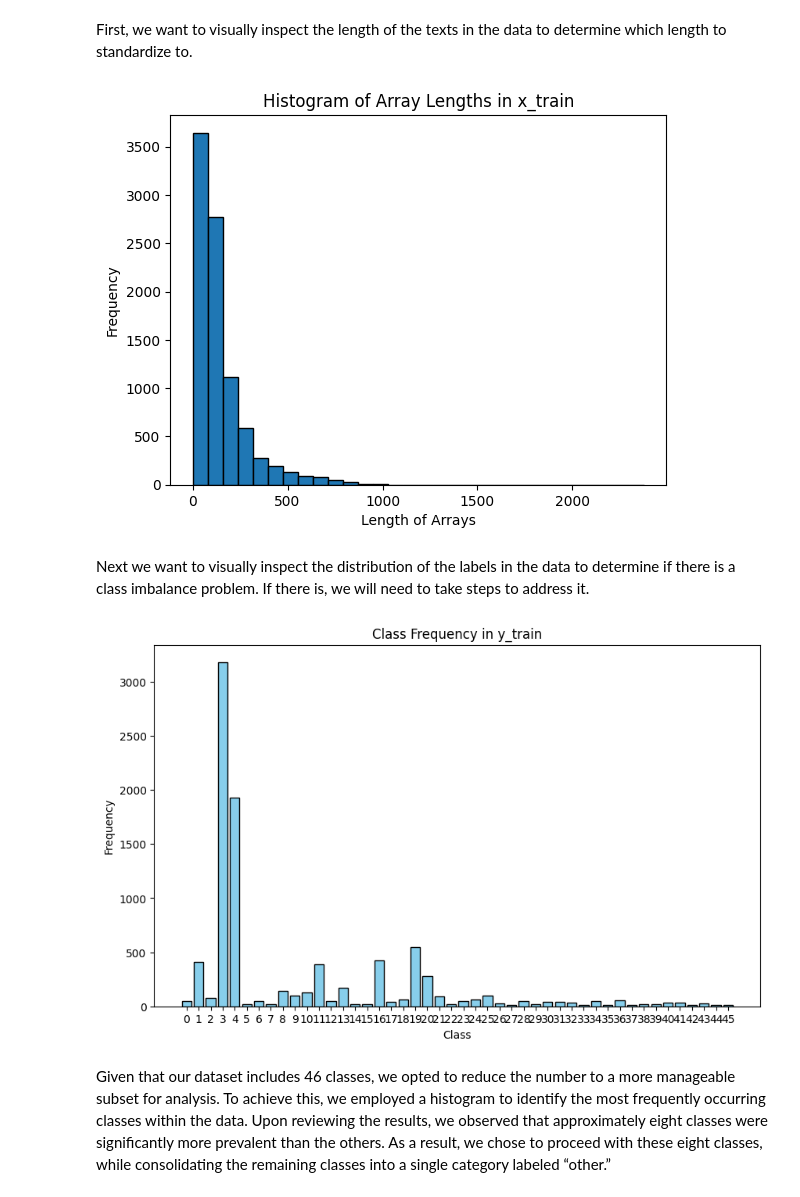
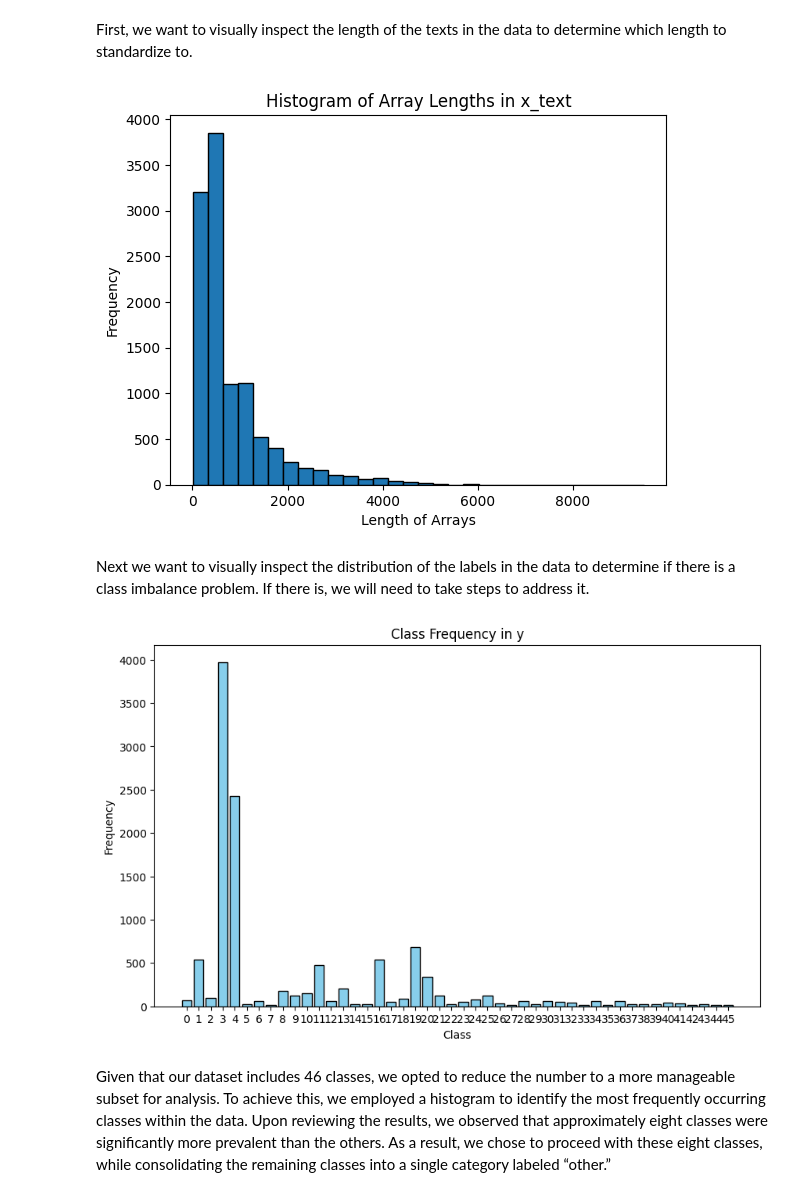
Before and after one commit to colew658/sequential_txt_clf, a Jupyter notebook: txt_clf.ipynb, the cells around one changed output. Saved outputs shown, nothing was run; the diff lists cells and outputs as text; code cells hidden in the pictures.

Commit message:
Fix train/test split and label length

```diff
--- a/txt_clf.ipynb
+++ b/txt_clf.ipynb
@@ -22,9 +23,9 @@ from tensorflow.keras.preprocessing.text import Tokenizer
 # %% [markdown]
 We plan on splitting our data in a standard 80/20 train/test split. This approach is appropriate given that we have approximately 11,000 observations, which provides sufficient data to reserve 20% for testing without sacrificing model reliability. Additionally, even our lowest frequency class will maintain a few hundred observations after the split, which we believe is more than adequate for training a robust model. In our dataset, the classes represent different topics of documents, with each observation corresponding to a document labeled by its topic. This structure is common in text classification tasks, where the goal is to classify documents into predefined categories based on their content. This train/test split method mirrors common industry practices, where a significant portion of data is reserved for testing to ensure the model generalizes well to unseen data. By using this approach, we replicate a realistic scenario in which an algorithm is trained on a large dataset and evaluated on a held-out set, ensuring that performance metrics reflect real-world deployment conditions.
 # %%
-(x_train, y_train), (x_test, y_test) = reuters.load_data(
+(x, y), (_, _) = reuters.load_data(
     seed=7324,
-    test_split=0.2,
+    test_split=0.0,
 )
 # %%
 reuters_index = reuters.get_word_index(path="reuters_word_index.json")
@@ -35,37 +36,31 @@ word_index["<PAD>"] = 0
 word_index["<START>"] = 1
 word_index["<OOV>"] = 2
 
-# Convert x_train from integer data to text data
+# Convert x from integer data to text data
 reverse_word_index = {value: key for key, value in word_index.items()}
-x_train_text = [
-    " ".join([reverse_word_index.get(i, "<OOV>") for i in sequence])
-    for sequence in x_train
+x_text = [
+    " ".join([reverse_word_index.get(i, "<OOV>") for i in seq])
+    for seq in x
 ]
-
-# Convert x_test from integer data to text data
-x_test_text = [
-    " ".join([reverse_word_index.get(i, "<OOV>") for i in sequence])
-    for sequence in x_test
-]
 # %% [markdown]
 First, we want to visually inspect the length of the texts in the data to determine which length to standardize to.
 # %%
 # Calculate the lengths of each array in x_train
-x_train_lengths = [len(sequence) for sequence in x_train]
+x_lengths = [len(sequence) for sequence in x_text]
 
 # Plot the histogram
-plt.hist(x_train_lengths, bins=30, edgecolor="black")
-plt.title("Histogram of Array Lengths in x_train")
+plt.hist(x_lengths, bins=30, edgecolor="black")
+plt.title("Histogram of Array Lengths in x_text")
 plt.xlabel("Length of Arrays")
 plt.ylabel("Frequency")
 plt.show()
 # %% [output]
-[figure, old version]
+[figure, new version]
 # %% [markdown]
 Next we want to visually inspect the distribution of the labels in the data to determine if there is a class imbalance problem. If there is, we will need to take steps to address it.
 # %%
-# Count the frequency of each class in y_train
-class_counts = Counter(y_train)
+# Count the frequency of each class in y
+class_counts = Counter(y)
 
 # Extract classes and their frequencies
 classes = list(class_counts.keys())
@@ -74,13 +69,13 @@ frequencies = list(class_counts.values())
 # Plot the bar chart
 plt.figure(figsize=(10, 6))
 plt.bar(classes, frequencies, color="skyblue", edgecolor="black")
-plt.title("Class Frequency in y_train")
+plt.title("Class Frequency in y")
 plt.xlabel("Class")
 plt.ylabel("Frequency")
 plt.xticks(classes)
 plt.show()
 # %% [output]
-[figure, old version]
+[figure, new version]
 # %% [markdown]
 Given that our dataset includes 46 classes, we opted to reduce the number to a more manageable subset for analysis. To achieve this, we employed a histogram to identify the most frequently occurring classes within the data. Upon reviewing the results, we observed that approximately eight classes were significantly more prevalent than the others. As a result, we chose to proceed with these eight classes, while consolidating the remaining classes into a single category labeled “other.”
 # %%
```
Also changed, not shown: parts of 6 cells of this notebook.
